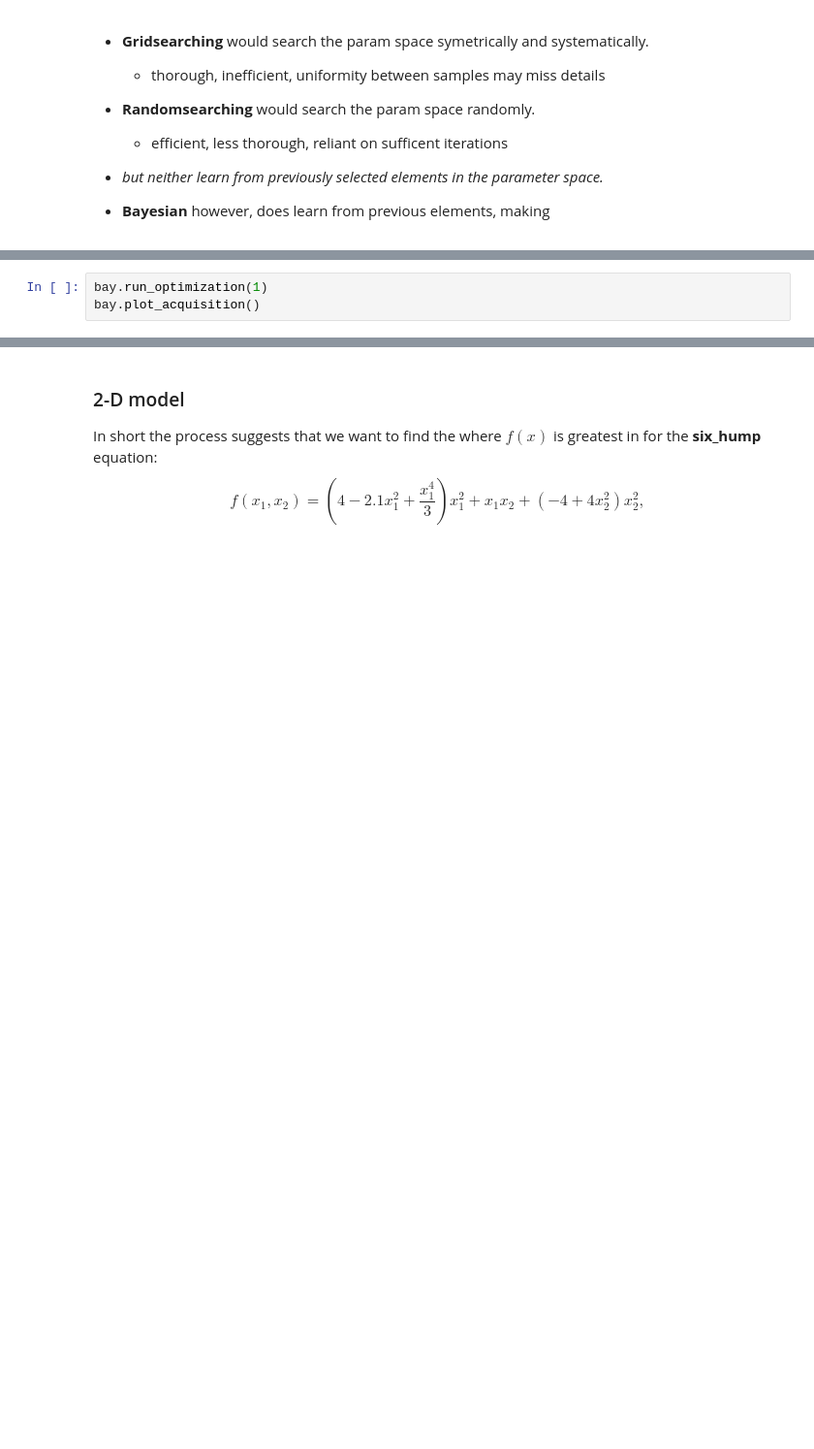
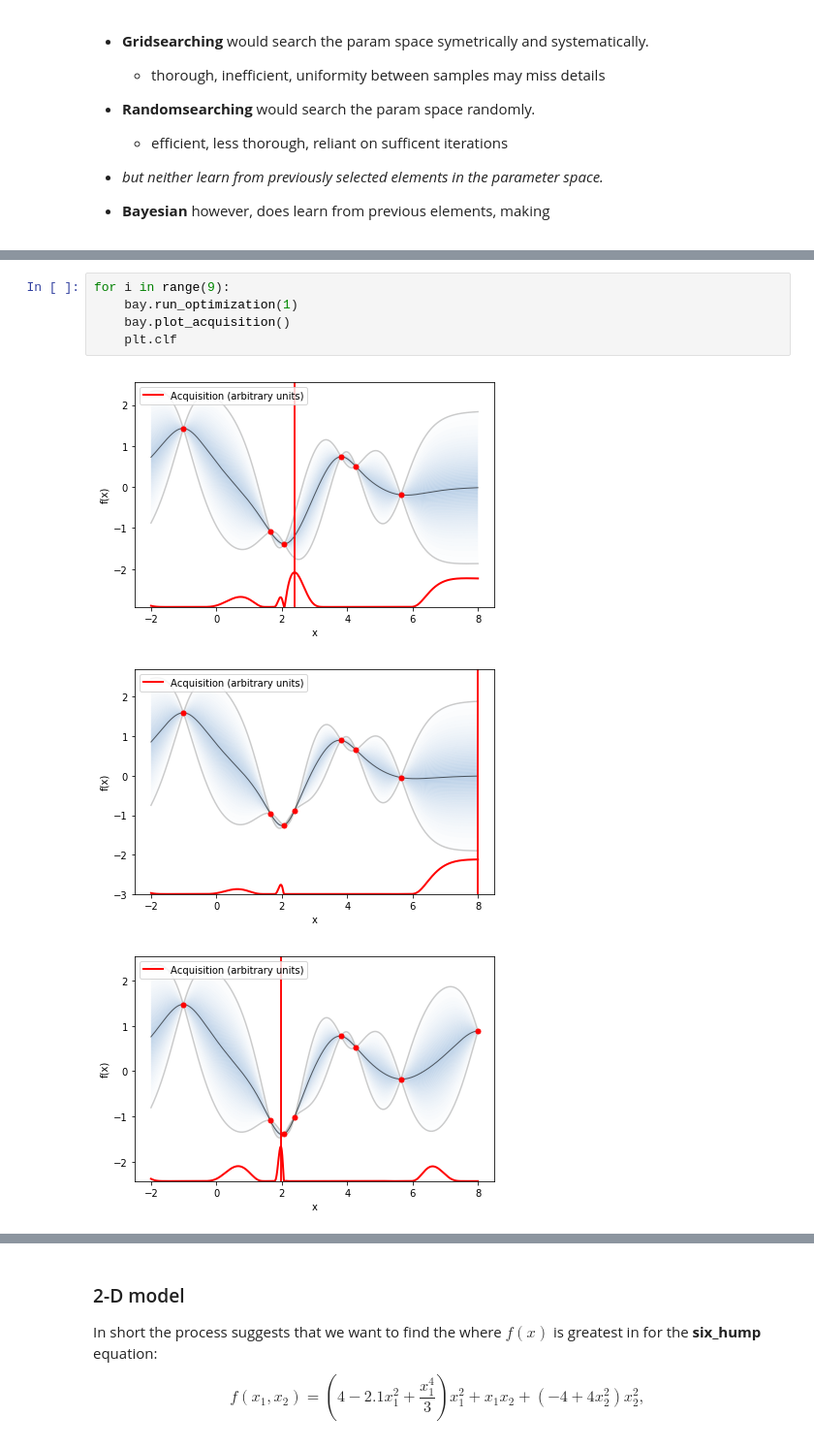
Before and after one commit to Mikhail-Naumov/Bayesian_Opt_Testing, a Jupyter notebook: Baye_Opt.ipynb, the cells around one changed output, grey strips where cells are left out. Shown at 97% size. Saved outputs shown, nothing was run; the diff lists cells and outputs as text; blank space fills up the shorter version.

```diff
--- a/Baye_Opt.ipynb
+++ b/Baye_Opt.ipynb
@@ -83,3 +83,9 @@ bay.plot_acquisition()
 # %%
-bay.run_optimization(1)
-bay.plot_acquisition()
+for i in range(9):
+    bay.run_optimization(1)
+    bay.plot_acquisition()
+    plt.clf
+# %% [output]
+[figure, added]
+[figure, added]
+[figure, added]
```
Also changed, not shown: parts of 29 cells of this notebook, 1 other file.
